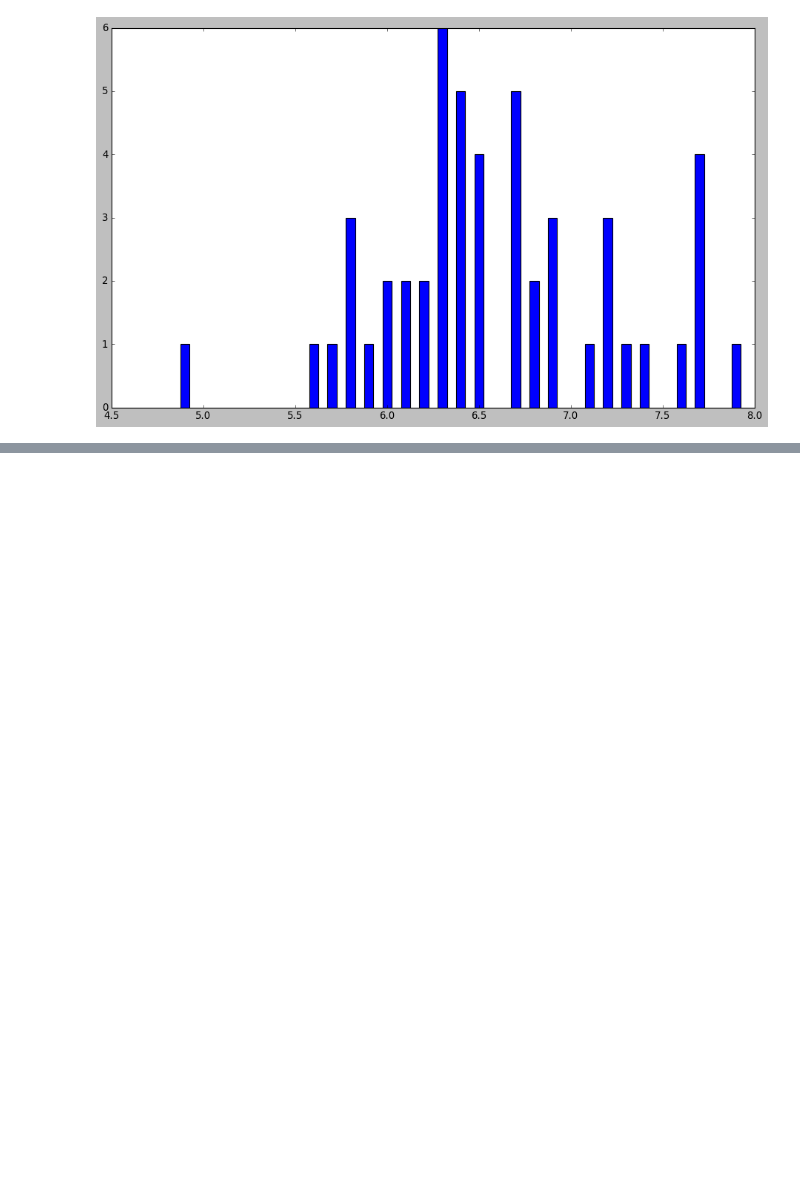
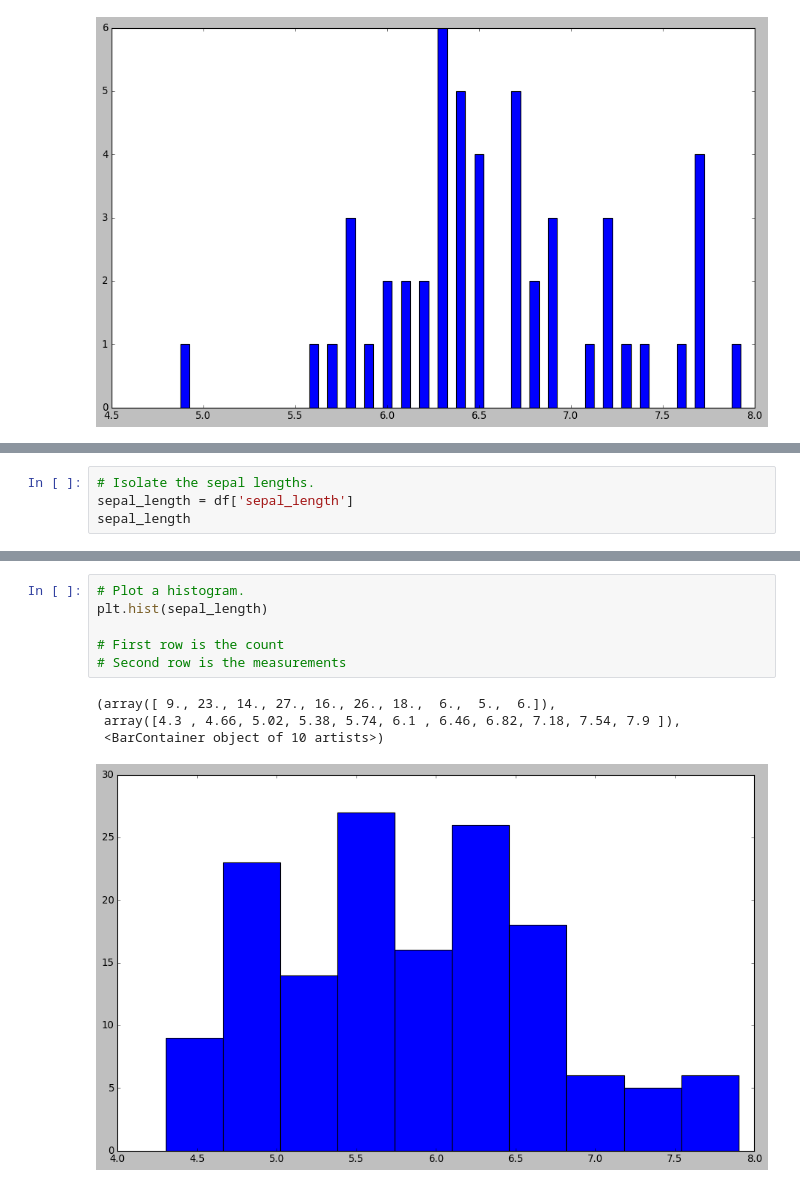
Before and after one commit to Michelleoc/fundamentals-of-data-analysis-workings, a Jupyter notebook: bar_histogram.ipynb, the cells around one changed output, grey strips where cells are left out. Cells and saved outputs as stored; diff of their text form; blank space fills up the shorter version.

Commit message:
Histograms

```diff
--- a/bar_histogram.ipynb
+++ b/bar_histogram.ipynb
@@ -147,0 +156,4 @@ plt.bar(sepal_counts.index, sepal_counts, width =0.05)
+# %%
+# Isolate the sepal lengths.
+sepal_length = df['sepal_length']
+sepal_length
@@ -147,0 +173,11 @@ plt.bar(sepal_counts.index, sepal_counts, width =0.05)
+# %%
+# Plot a histogram.
+plt.hist(sepal_length)
+
+# First row is the count
+# Second row is the measurements
+# %% [output]
+(array([ 9., 23., 14., 27., 16., 26., 18.,  6.,  5.,  6.]),
+ array([4.3 , 4.66, 5.02, 5.38, 5.74, 6.1 , 6.46, 6.82, 7.18, 7.54, 7.9 ]),
+ <BarContainer object of 10 artists>)
+[figure, added]
```
Also changed, not shown: parts of 8 cells of this notebook, 1 other file.
